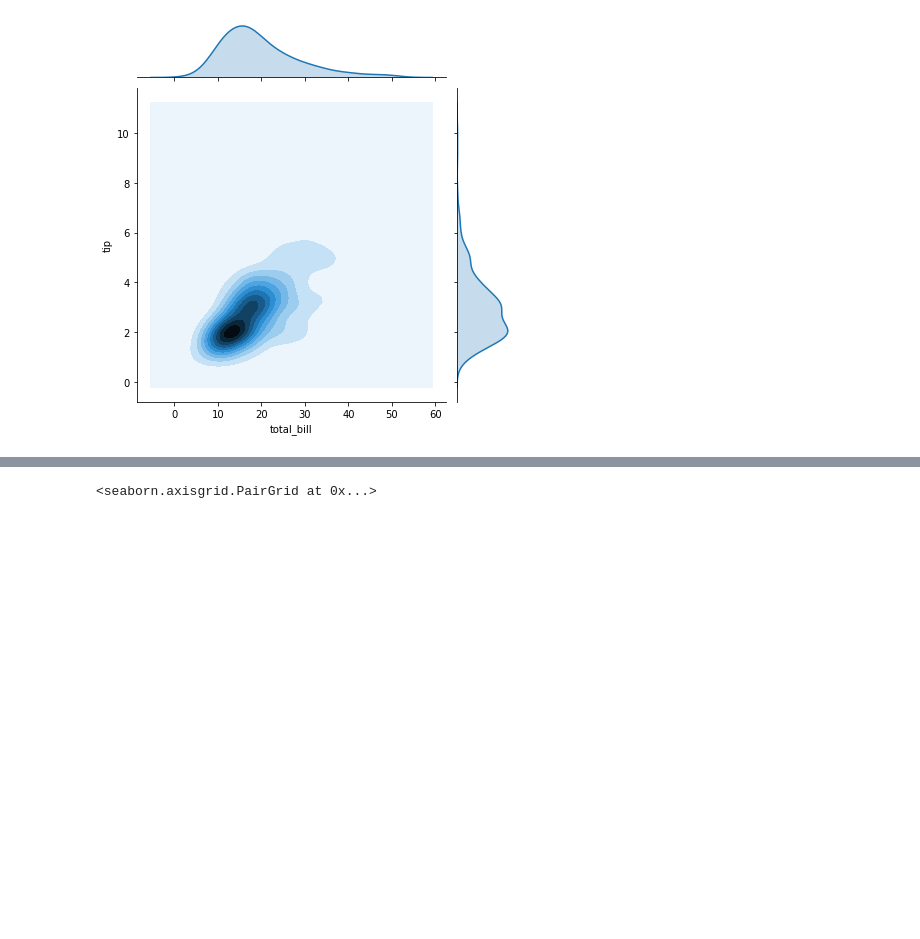
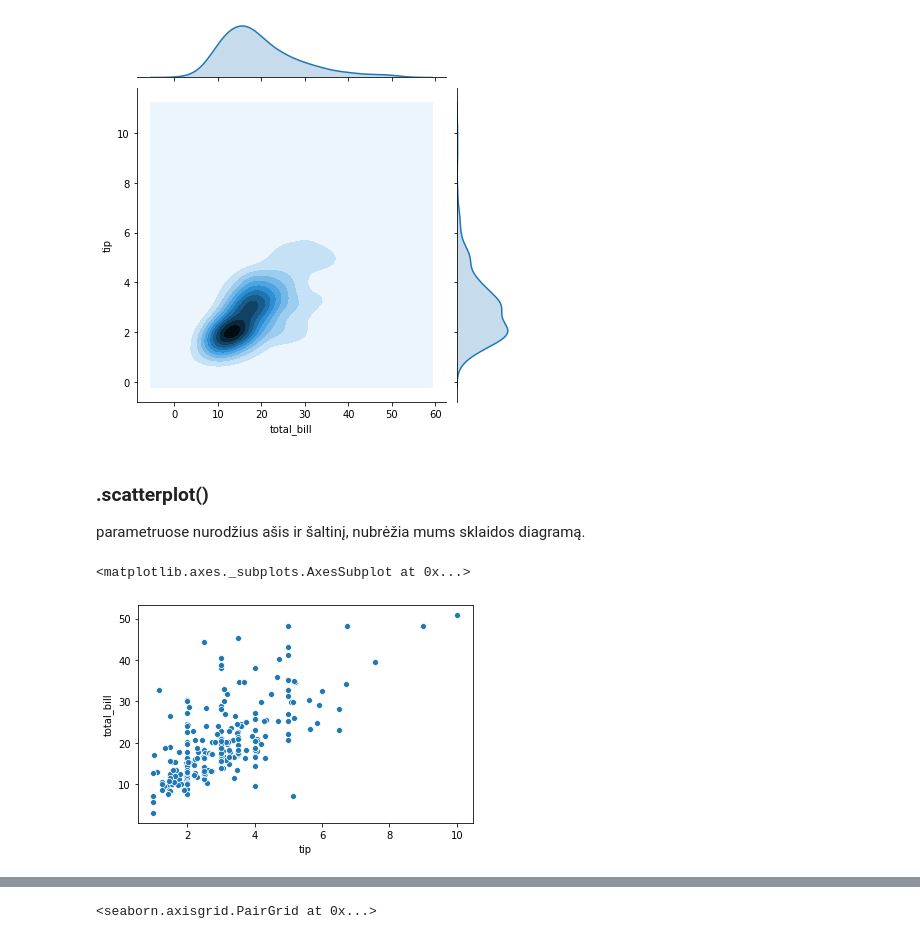
Before and after one commit to robotautas/kursas, a Jupyter notebook: Seaborn/Seaborn.ipynb, the cells around one changed output, grey strips where cells are left out. Cells and saved outputs as stored; diff of their text form; code cells hidden in the pictures; blank space fills up the shorter version.

```diff
--- a/Seaborn/Seaborn.ipynb
+++ b/Seaborn/Seaborn.ipynb
@@ -80,3 +80,11 @@ sns.jointplot(x='total_bill', y='tip', data=tips, kind='kde')
 # %% [output]
 <seaborn.axisgrid.JointGrid at 0x...>
 [figure]
+# %% [markdown]
+### .scatterplot()
+parametruose nurodžius ašis ir šaltinį, nubrėžia mums sklaidos diagramą.
+# %%
+sns.scatterplot('tip', 'total_bill', data=tips)
+# %% [output]
+<matplotlib.axes._subplots.AxesSubplot at 0x...>
+[figure, added]
```
Also changed, not shown: parts of 23 cells of this notebook.
